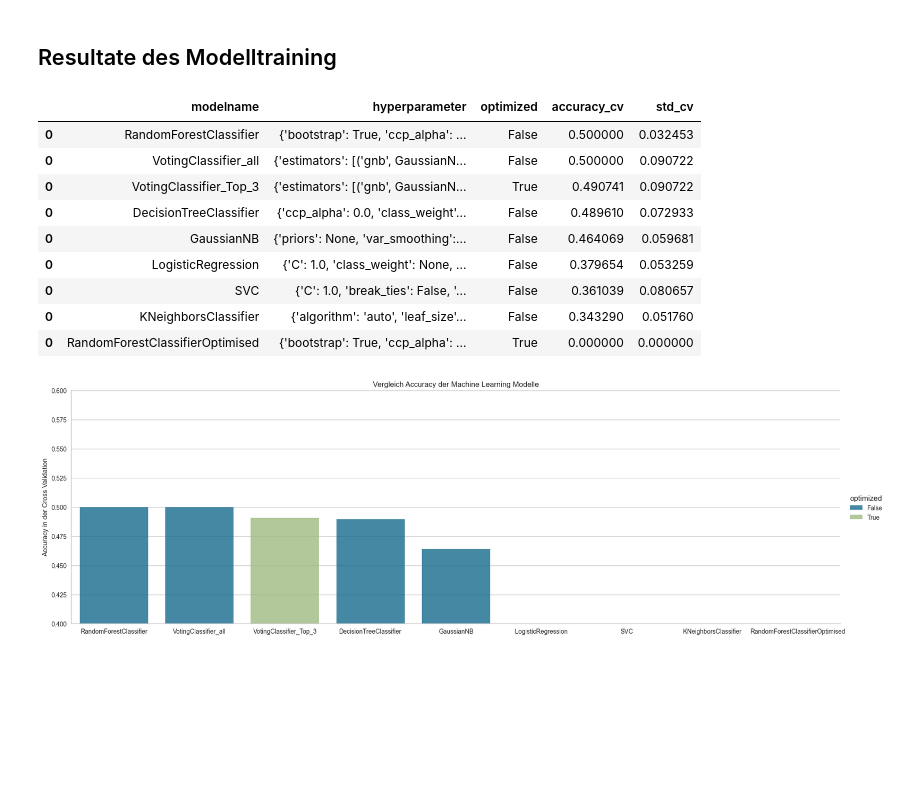
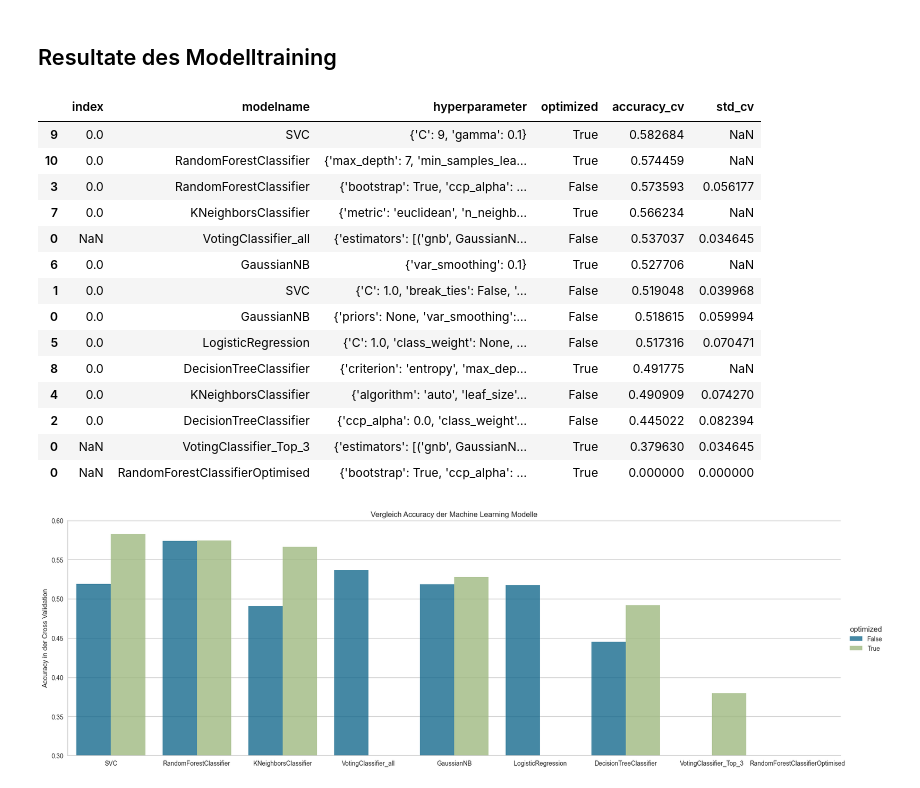
Before and after one commit to MaxiG-ai/user_affectiv_research_llm, a Jupyter notebook: modelling.ipynb, the cells around one changed output. Saved outputs shown, nothing was run; the diff lists cells and outputs as text; code cells hidden in the pictures; blank space fills up the shorter version.

```diff
--- a/modelling.ipynb
+++ b/modelling.ipynb
@@ -250,7 +258,7 @@ Im Folgenden fügen wir weitere Features zu den Daten hinzu, von denen wir glaub
 # %%
 feature_eng_df = ee.merge(user_information, left_on='userId', right_on='id', how='left')
 
-feature_eng_df.drop(columns=['id_x', 'userId'], inplace=True)
+feature_eng_df.drop(columns=['id_x', 'id_y', 'userId', 'task'], inplace=True)
 
 feature_eng_df
 # %% [output]
@@ -274,3 +280,8 @@ ee = feature_eng_df
+# %%
+feature_eng_df['gender_numeric'] = np.where(feature_eng_df['gender'] == 'male', 1, 0) # male = 1, female 0
+# %%
+# TODO: Implement Feature Engineering
+data_unproc = feature_eng_df
 # %% [markdown]
 # Train-Test-Split
 # %% [markdown]
@@ -905,12 +913,12 @@ knn_param_grid = {'n_neighbors': np.arange(4, 8),
 
 dtc_param_grid = {'criterion':['gini', 'entropy'],'max_depth':[7,8,9,10,15,20,30]}
 
-svm_param_grid = {'C': np.arange(9, 11), # tested with [3, 12]
-                    'gamma': [1, 10, 100]} # tested with [0.001, 0.01, 0.1, 1, 10, 100]
+svm_param_grid = {'C': np.arange(7, 12), # tested with [3, 12]
+                    'gamma': [0.001, 0.01, 0.1, 1, 10, 100]} # tested with [0.001, 0.01, 0.1, 1, 10, 100]
 
-rf_param_grid = {'min_samples_leaf': np.arange(2, 12), # tested with [2, 12]
-                   'max_depth': np.arange(4, 15), # tested with [4, 15]
-                   'min_samples_split': np.arange(2, 12)} # tested with [2, 12]
+rf_param_grid = {'min_samples_leaf': np.arange(2, 7), # tested with [2, 12]
+                   'max_depth': np.arange(6, 11), # tested with [4, 15]
+                   'min_samples_split': np.arange(2, 6)} # tested with [2, 12]
 # %% [markdown]
 Die vorige Analyse der verschiedenen Modell für die Klassifizierung ließ uns eine erste Einschätzung der Güte der Modell treffen. Die vielversprechenden Kandidaten (random forest, knn, decision tree und logistic regression (*support vector machine fehlt*)) werden wir nun versuchen zu optimieren. Dafür wenden wir ein sogenanntes Hyperparametertuning mittels Grid-Search an. Das bedeutet, dass wir die Modelle vielfach mit verschiedenen Parametern trainieren, um die Performance weiter zu verbessern. Die Parameter unterscheiden sich dabei von Modell zu Modell, bspw. beim random forest optimieren wir die minimale beispiel blätter, maximale Tiefe und das minimale sample split.
 
@@ -1240,27 +1244,32 @@ VotingClassifier(estimators=[('gnb',
 # df_results.drop(['index'], axis=1, inplace=True)
 df_results.sort_values('accuracy_cv', ascending=False)
 # %% [output]
-|  | modelname | hyperparameter | optimized | accuracy_cv | std_cv |
-| 0 | RandomForestClassifier | {'bootstrap': True, 'ccp_alpha': ... | False | 0.500000 | 0.032453 |
-| 0 | VotingClassifier_all | {'estimators': [('gnb', GaussianN... | False | 0.500000 | 0.090722 |
-| 0 | VotingClassifier_Top_3 | {'estimators': [('gnb', GaussianN... | True | 0.490741 | 0.090722 |
-| 0 | DecisionTreeClassifier | {'ccp_alpha': 0.0, 'class_weight'... | False | 0.489610 | 0.072933 |
-| 0 | GaussianNB | {'priors': None, 'var_smoothing':... | False | 0.464069 | 0.059681 |
-| 0 | LogisticRegression | {'C': 1.0, 'class_weight': None, ... | False | 0.379654 | 0.053259 |
-| 0 | SVC | {'C': 1.0, 'break_ties': False, '... | False | 0.361039 | 0.080657 |
-| 0 | KNeighborsClassifier | {'algorithm': 'auto', 'leaf_size'... | False | 0.343290 | 0.051760 |
-| 0 | RandomForestClassifierOptimised | {'bootstrap': True, 'ccp_alpha': ... | True | 0.000000 | 0.000000 |
+|  | index | modelname | hyperparameter | optimized | accuracy_cv | std_cv |
+| 9 | 0.0 | SVC | {'C': 9, 'gamma': 0.1} | True | 0.582684 | NaN |
+| 10 | 0.0 | RandomForestClassifier | {'max_depth': 7, 'min_samples_lea... | True | 0.574459 | NaN |
+| 3 | 0.0 | RandomForestClassifier | {'bootstrap': True, 'ccp_alpha': ... | False | 0.573593 | 0.056177 |
+| 7 | 0.0 | KNeighborsClassifier | {'metric': 'euclidean', 'n_neighb... | True | 0.566234 | NaN |
+| 0 | NaN | VotingClassifier_all | {'estimators': [('gnb', GaussianN... | False | 0.537037 | 0.034645 |
+| 6 | 0.0 | GaussianNB | {'var_smoothing': 0.1} | True | 0.527706 | NaN |
+| 1 | 0.0 | SVC | {'C': 1.0, 'break_ties': False, '... | False | 0.519048 | 0.039968 |
+| 0 | 0.0 | GaussianNB | {'priors': None, 'var_smoothing':... | False | 0.518615 | 0.059994 |
+| 5 | 0.0 | LogisticRegression | {'C': 1.0, 'class_weight': None, ... | False | 0.517316 | 0.070471 |
+| 8 | 0.0 | DecisionTreeClassifier | {'criterion': 'entropy', 'max_dep... | True | 0.491775 | NaN |
+| 4 | 0.0 | KNeighborsClassifier | {'algorithm': 'auto', 'leaf_size'... | False | 0.490909 | 0.074270 |
+| 2 | 0.0 | DecisionTreeClassifier | {'ccp_alpha': 0.0, 'class_weight'... | False | 0.445022 | 0.082394 |
+| 0 | NaN | VotingClassifier_Top_3 | {'estimators': [('gnb', GaussianN... | True | 0.379630 | 0.034645 |
+| 0 | NaN | RandomForestClassifierOptimised | {'bootstrap': True, 'ccp_alpha': ... | True | 0.000000 | 0.000000 |
 # %%
 bp = sns.catplot(
     data=df_results.sort_values('accuracy_cv', ascending=False), kind="bar",
     x="modelname", y="accuracy_cv", hue='optimized',
     # ci="std_cv",
     alpha=.8, height=6, aspect=3)
 # bp.despine(left=True)
 bp.set_axis_labels("", "Accuracy in der Cross Validation")
 plt.title("Vergleich Accuracy der Machine Learning Modelle")
-plt.ylim([0.4, 0.6])
+plt.ylim([0.3, 0.6])
 plt.show()
 # %% [output]
-[figure, old version]
+[figure, new version]
 # %%
```
Also changed, not shown: parts of 49 cells of this notebook.
